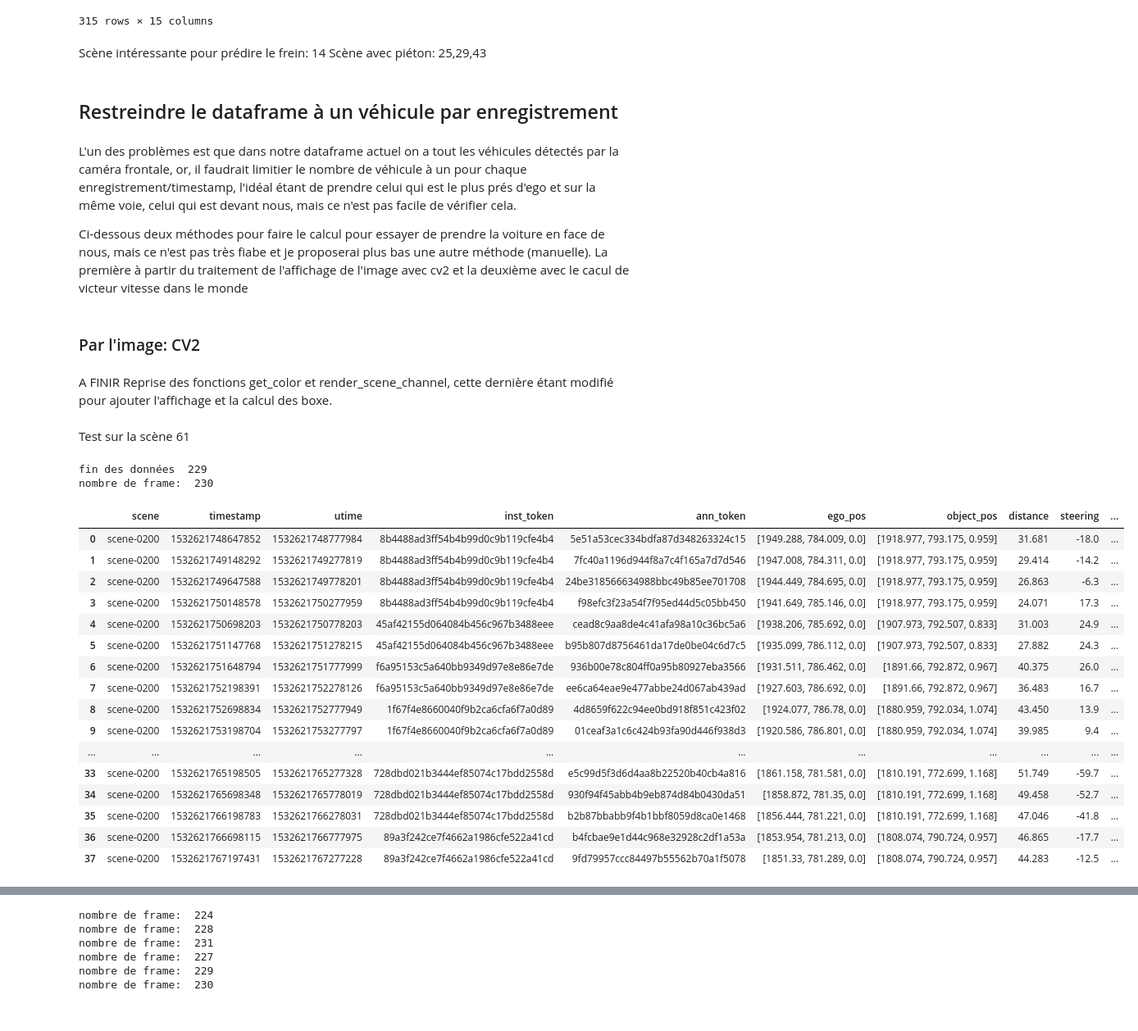
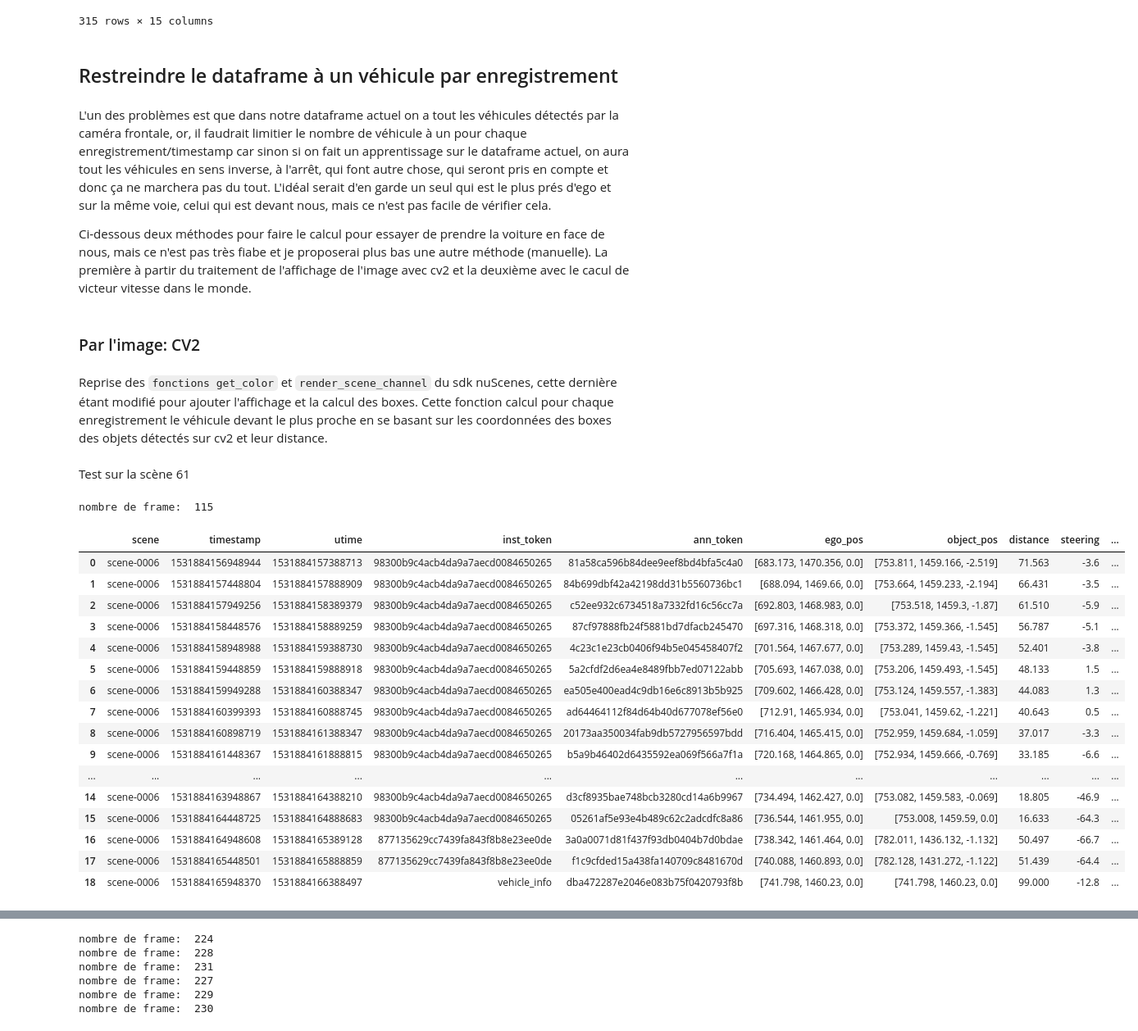
Before and after one commit to AlexandreFiche/machine_learning_for_autonomous_driving, a Jupyter notebook: nuscenes_prediction_acceleration_freinage.ipynb, the cells around one changed output, grey strips where cells are left out. Shown: that part at 82% size. Cells and saved outputs as stored; diff of their text form; code cells hidden in the pictures.

```diff
--- a/nuscenes_prediction_acceleration_freinage.ipynb
+++ b/nuscenes_prediction_acceleration_freinage.ipynb
@@ -71,5 +77,5 @@ On regarde ce qu'il y a dans le dernier token de la scène. On peut voir les dif
 # %%
-sample = nusc.get('sample',scene_test['last_sample_token'])
+sample = nusc.get('sample',scene_test['first_sample_token'])
 ann = sample['anns'][1]
 ann_meta = nusc.get('sample_annotation', ann)
 #nusc.list_sample(sample['token'])
@@ -98,7 +104,7 @@ On liste les diffétentes annotations qui sont des véhicules, et on fait un ren
 liste_vehicle = []
 for at in sample['anns']:
     meta_data = nusc.get('sample_annotation',at)
-    if meta_data['category_name'] == 'vehicle.car':
+    if  'vehicle' in meta_data['category_name']:
         liste_vehicle += [meta_data]
         print(meta_data,'\n')
 nusc.render_annotation("bc3180b07f8e4a728f504ded654df56f")
@@ -409,20 +420,17 @@ display(df)
 | 313 | scene-0061 | 1532402946297085 | 1532402946627093 | c1958768d48640948f6053d04cffd35b | d02856dbe859476f9635f449d23aa211 | [419.527, 1104.831, 0.0] | [428.504, 1106.56, 1.188] | 9.219 | 155.8 | ... |
 | 314 | scene-0061 | 1532402946297085 | 1532402946627093 | 12c1f51f9c284f3ea74dbdef151cf24b | 8609ae4bb6154cdb9e701903e9942952 | [419.527, 1104.831, 0.0] | [435.874, 1102.541, 0.813] | 16.527 | 155.8 | ... |
 315 rows × 15 columns
-# %% [markdown]
-Scène intéressante pour prédire le frein: 14
-Scène avec piéton: 25,29,43
 # %% [markdown]
 ## Restreindre le dataframe à un véhicule par enregistrement
 # %% [markdown]
-L'un des problèmes est que dans notre dataframe actuel on a tout les véhicules détectés par la caméra frontale, or, il faudrait limitier le nombre de véhicule à un pour chaque enregistrement/timestamp, l'idéal étant de prendre celui qui est le plus prés d'ego et sur la même voie, celui qui est devant nous, mais ce n'est pas facile de vérifier cela.
+L'un des problèmes est que dans notre dataframe actuel on a tout les véhicules détectés par la caméra frontale, or, il faudrait limitier le nombre de véhicule à un pour chaque enregistrement/timestamp car sinon si on fait un apprentissage sur le dataframe actuel, on aura tout les véhicules en sens inverse, à l'arrêt, qui font autre chose, qui seront pris en compte et donc ça ne marchera pas du tout. L'idéal serait d'en garde un seul qui est le plus prés d'ego et sur la même voie, celui qui est devant nous, mais ce n'est pas facile de vérifier cela.
 
 Ci-dessous deux méthodes pour faire le calcul pour essayer de prendre la voiture en face de nous, mais ce n'est pas très fiabe et je proposerai plus bas une autre méthode (manuelle).
-La première à partir du traitement de l'affichage de l'image avec cv2 et la deuxième avec le cacul de victeur vitesse dans le monde
+La première à partir du traitement de l'affichage de l'image avec cv2 et la deuxième avec le cacul de victeur vitesse dans le monde.
 # %% [markdown]
 ### Par l'image: CV2
 # %% [markdown]
-A FINIR Reprise des fonctions get_color et render_scene_channel, cette dernière étant modifié pour ajouter l'affichage  et la calcul des boxe.
+Reprise des ``fonctions get_color`` et ``render_scene_channel`` du sdk nuScenes, cette dernière étant modifié pour ajouter l'affichage  et la calcul des boxes. Cette fonction calcul pour chaque enregistrement le véhicule devant le plus proche en se basant sur  les coordonnées des boxes des objets détectés sur cv2 et leur distance.
 # %%
 import cv2
 from typing import Tuple, List
@@ -496,14 +504,6 @@ def affichage(im,df_curr):
         fontColor,
         lineType)
 
-    if df_curr.shape[0] > 1:
-        cv2.putText(im, 'Distance:'+ str(df_curr.iloc[1]['distance']),
-            tuple(map(operator.add, bottomLeftCornerOfText,(0,300))),
-            font,
-            fontScale,
-            color,
-            lineType)
-
 def draw_rect(im,selected_corners, color):
     prev = selected_corners[-1]
     for corner in selected_corners:
@@ -512,7 +512,7 @@ def draw_rect(im,selected_corners, color):
                  (int(corner[0]), int(corner[1])),
                  color, 2)
         prev = corner
-
+# Reprise de la fonction du code source est modifié (structure identique)
 def render_scene_channel_with_predict(nusc,
                         scene_token: str, dataframe,
                         channel: str = 'CAM_FRONT',
@@ -576,14 +576,15 @@ def render_scene_channel_with_predict(nusc,
     xmin = 10
     xmax = - 10
     colors: Tuple = ((0, 0, 255), (255, 0, 0), (155, 155, 155))
+
+    # Borne pour dire si une voiture est en face ou non (valeur par rapport à la résolution de la vidéo)
     borne_a = 600
     borne_b = 1000
     new_df = pd.DataFrame(columns=df_curr.columns)
     while has_more_frames:
         ann = df_curr[df_curr["inst_token"]=="98300b9c4acb4da9a7aecd0084650265"]
         ann_tok = ann['ann_token']
-        #print(df_curr['inst_token'])
-        # selected_anntokens=[ann_tok.iat[0]]
+
         # Get data from DB
         impath, boxes, camera_intrinsic = nusc.get_sample_data(sd_rec['token'],
                                                                     box_vis_level=BoxVisibility.ANY)
@@ -604,7 +605,7 @@ def render_scene_channel_with_predict(nusc,
             if len(boxes) != 0:
                 liste += [(ann,boxes[0])]
 
-        # Pour chaque couple annotation/box on cherche le plus prés d'ego en face
+        # Pour chaque couple annotation/box on cherche le plus prés d'ego et qui est en face
         for (a,box) in liste:
             corners = view_points(box.corners(), camera_intrinsic, normalize=True)[:2, :]
             if (box.center[2] < dmin and corners.T[4][0] < borne_b-angle and corners.T[6][0] > borne_a-angle
@@ -612,12 +613,12 @@ def render_scene_channel_with_predict(nusc,
                 dmin = box.center[2]
                 annmin = a
                 minbox = box
-
+        # Si un vehicule respecte les conditions, on dessine sa box
         if dmin != 999:
             c = get_color(minbox.name)
             corners = view_points(minbox.corners(), camera_intrinsic, normalize=True)[:2, :]
             draw_rect(im,corners.T[4:], colors[1][::-1])
-
+        # Entre chaque enregistrement il y a  6 images, on change donc de dataframe toutes les 6 images
         if i%6 == 0 and i != 0:
             if dmin != 999:
                 new_df = new_df.append(df_curr[df_curr['ann_token']==annmin])
@@ -630,7 +631,7 @@ def render_scene_channel_with_predict(nusc,
             if not df_curr.empty:
                 if dmin != 999:
                     cv2.line(im, (int((corners.T[4][0]+corners.T[6][0])/2), 400), (int((corners.T[4][0]+corners.T[6][0])/2), 600), (255, 255, 0), thickness=2)
-                    cv2.putText(im, 'Center:'+ str(round(minbox.center[0],3))+"\n      "+str(round(minbox.center[2],2)),
+                    cv2.putText(im, 'Centre:'+ str(round(minbox.center[0],3))+"   distance:"+str(round(minbox.center[2],2)),
                                 (int(800+minbox.center[0]*10),250),
                                 font,
                                 fontScale,
@@ -682,31 +683,30 @@ def render_scene_channel_with_predict(nusc,
 # %% [markdown]
 Test sur la scène 61
 # %%
-scene_name = 'scene-0200'
+scene_name = 'scene-0006'
 my_scene_token = nusc.field2token('scene', 'name', scene_name)[0]
 scene = nusc.get('scene',my_scene_token)
 df = build_dataframe_for_one_scene(scene,False)
 render_scene_channel_with_predict(nusc,my_scene_token,df, 'CAM_FRONT')
 
 #print(df)
 # %% [output]
-fin des données  229
-nombre de frame:  230
+nombre de frame:  115
 |  | scene | timestamp | utime | inst_token | ann_token | ego_pos | object_pos | distance | steering | ... |
-| 0 | scene-0200 | 1532621748647852 | 1532621748777984 | 8b4488ad3ff54b4b99d0c9b119cfe4b4 | 5e51a53cec334bdfa87d348263324c15 | [1949.288, 784.009, 0.0] | [1918.977, 793.175, 0.959] | 31.681 | -18.0 | ... |
-| 1 | scene-0200 | 1532621749148292 | 1532621749277819 | 8b4488ad3ff54b4b99d0c9b119cfe4b4 | 7fc40a1196d944f8a7c4f165a7d7d546 | [1947.008, 784.311, 0.0] | [1918.977, 793.175, 0.959] | 29.414 | -14.2 | ... |
-| 2 | scene-0200 | 1532621749647588 | 1532621749778201 | 8b4488ad3ff54b4b99d0c9b119cfe4b4 | 24be318566634988bbc49b85ee701708 | [1944.449, 784.695, 0.0] | [1918.977, 793.175, 0.959] | 26.863 | -6.3 | ... |
-| 3 | scene-0200 | 1532621750148578 | 1532621750277959 | 8b4488ad3ff54b4b99d0c9b119cfe4b4 | f98efc3f23a54f7f95ed44d5c05bb450 | [1941.649, 785.146, 0.0] | [1918.977, 793.175, 0.959] | 24.071 | 17.3 | ... |
-| 4 | scene-0200 | 1532621750698203 | 1532621750778203 | 45af42155d064084b456c967b3488eee | cead8c9aa8de4c41afa98a10c36bc5a6 | [1938.206, 785.692, 0.0] | [1907.973, 792.507, 0.833] | 31.003 | 24.9 | ... |
-| 5 | scene-0200 | 1532621751147768 | 1532621751278215 | 45af42155d064084b456c967b3488eee | b95b807d8756461da17de0be04c6d7c5 | [1935.099, 786.112, 0.0] | [1907.973, 792.507, 0.833] | 27.882 | 24.3 | ... |
-| 6 | scene-0200 | 1532621751648794 | 1532621751777999 | f6a95153c5a640bb9349d97e8e86e7de | 936b00e78c804ff0a95b80927eba3566 | [1931.511, 786.462, 0.0] | [1891.66, 792.872, 0.967] | 40.375 | 26.0 | ... |
-| 7 | scene-0200 | 1532621752198391 | 1532621752278126 | f6a95153c5a640bb9349d97e8e86e7de | ee6ca64eae9e477abbe24d067ab439ad | [1927.603, 786.692, 0.0] | [1891.66, 792.872, 0.967] | 36.483 | 16.7 | ... |
-| 8 | scene-0200 | 1532621752698834 | 1532621752777949 | 1f67f4e8660040f9b2ca6cfa6f7a0d89 | 4d8659f622c94ee0bd918f851c423f02 | [1924.077, 786.78, 0.0] | [1880.959, 792.034, 1.074] | 43.450 | 13.9 | ... |
-| 9 | scene-0200 | 1532621753198704 | 1532621753277797 | 1f67f4e8660040f9b2ca6cfa6f7a0d89 | 01ceaf3a1c6c424b93fa90d446f938d3 | [1920.586, 786.801, 0.0] | [1880.959, 792.034, 1.074] | 39.985 | 9.4 | ... |
+| 0 | scene-0006 | 1531884156948944 | 1531884157388713 | 98300b9c4acb4da9a7aecd0084650265 | 81a58ca596b84dee9eef8bd4bfa5c4a0 | [683.173, 1470.356, 0.0] | [753.811, 1459.166, -2.519] | 71.563 | -3.6 | ... |
+| 1 | scene-0006 | 1531884157448804 | 1531884157888909 | 98300b9c4acb4da9a7aecd0084650265 | 84b699dbf42a42198dd31b5560736bc1 | [688.094, 1469.66, 0.0] | [753.664, 1459.233, -2.194] | 66.431 | -3.5 | ... |
+| 2 | scene-0006 | 1531884157949256 | 1531884158389379 | 98300b9c4acb4da9a7aecd0084650265 | c52ee932c6734518a7332fd16c56cc7a | [692.803, 1468.983, 0.0] | [753.518, 1459.3, -1.87] | 61.510 | -5.9 | ... |
+| 3 | scene-0006 | 1531884158448576 | 1531884158889259 | 98300b9c4acb4da9a7aecd0084650265 | 87cf97888fb24f5881bd7dfacb245470 | [697.316, 1468.318, 0.0] | [753.372, 1459.366, -1.545] | 56.787 | -5.1 | ... |
+| 4 | scene-0006 | 1531884158948988 | 1531884159388730 | 98300b9c4acb4da9a7aecd0084650265 | 4c23c1e23cb0406f94b5e045458407f2 | [701.564, 1467.677, 0.0] | [753.289, 1459.43, -1.545] | 52.401 | -3.8 | ... |
+| 5 | scene-0006 | 1531884159448859 | 1531884159888918 | 98300b9c4acb4da9a7aecd0084650265 | 5a2cfdf2d6ea4e8489fbb7ed07122abb | [705.693, 1467.038, 0.0] | [753.206, 1459.493, -1.545] | 48.133 | 1.5 | ... |
+| 6 | scene-0006 | 1531884159949288 | 1531884160388347 | 98300b9c4acb4da9a7aecd0084650265 | ea505e400ead4c9db16e6c8913b5b925 | [709.602, 1466.428, 0.0] | [753.124, 1459.557, -1.383] | 44.083 | 1.3 | ... |
+| 7 | scene-0006 | 1531884160399393 | 1531884160888745 | 98300b9c4acb4da9a7aecd0084650265 | ad64464112f84d64b40d677078ef56e0 | [712.91, 1465.934, 0.0] | [753.041, 1459.62, -1.221] | 40.643 | 0.5 | ... |
+| 8 | scene-0006 | 1531884160898719 | 1531884161388347 | 98300b9c4acb4da9a7aecd0084650265 | 20173aa350034fab9db5727956597bdd | [716.404, 1465.415, 0.0] | [752.959, 1459.684, -1.059] | 37.017 | -3.3 | ... |
+| 9 | scene-0006 | 1531884161448367 | 1531884161888815 | 98300b9c4acb4da9a7aecd0084650265 | b5a9b46402d6435592ea069f566a7f1a | [720.168, 1464.865, 0.0] | [752.934, 1459.666, -0.769] | 33.185 | -6.6 | ... |
 | ... | ... | ... | ... | ... | ... | ... | ... | ... | ... | ... |
-| 33 | scene-0200 | 1532621765198505 | 1532621765277328 | 728dbd021b3444ef85074c17bdd2558d | e5c99d5f3d6d4aa8b22520b40cb4a816 | [1861.158, 781.581, 0.0] | [1810.191, 772.699, 1.168] | 51.749 | -59.7 | ... |
-| 34 | scene-0200 | 1532621765698348 | 1532621765778019 | 728dbd021b3444ef85074c17bdd2558d | 930f94f45abb4b9eb874d84b0430da51 | [1858.872, 781.35, 0.0] | [1810.191, 772.699, 1.168] | 49.458 | -52.7 | ... |
-| 35 | scene-0200 | 1532621766198783 | 1532621766278031 | 728dbd021b3444ef85074c17bdd2558d | b2b87bbabb9f4b1bbf8059d8ca0e1468 | [1856.444, 781.221, 0.0] | [1810.191, 772.699, 1.168] | 47.046 | -41.8 | ... |
-| 36 | scene-0200 | 1532621766698115 | 1532621766777975 | 89a3f242ce7f4662a1986cfe522a41cd | b4fcbae9e1d44c968e32928c2df1a53a | [1853.954, 781.213, 0.0] | [1808.074, 790.724, 0.957] | 46.865 | -17.7 | ... |
-| 37 | scene-0200 | 1532621767197431 | 1532621767277228 | 89a3f242ce7f4662a1986cfe522a41cd | 9fd79957ccc84497b55562b70a1f5078 | [1851.33, 781.289, 0.0] | [1808.074, 790.724, 0.957] | 44.283 | -12.5 | ... |
+| 14 | scene-0006 | 1531884163948867 | 1531884164388210 | 98300b9c4acb4da9a7aecd0084650265 | d3cf8935bae748bcb3280cd14a6b9967 | [734.494, 1462.427, 0.0] | [753.082, 1459.583, -0.069] | 18.805 | -46.9 | ... |
+| 15 | scene-0006 | 1531884164448725 | 1531884164888683 | 98300b9c4acb4da9a7aecd0084650265 | 05261af5e93e4b489c62c2adcdfc8a86 | [736.544, 1461.955, 0.0] | [753.008, 1459.59, 0.0] | 16.633 | -64.3 | ... |
+| 16 | scene-0006 | 1531884164948608 | 1531884165389128 | 877135629cc7439fa843f8b8e23ee0de | 3a0a0071d81f437f93db0404b7d0bdae | [738.342, 1461.464, 0.0] | [782.011, 1436.132, -1.132] | 50.497 | -66.7 | ... |
+| 17 | scene-0006 | 1531884165448501 | 1531884165888859 | 877135629cc7439fa843f8b8e23ee0de | f1c9cfded15a438fa140709c8481670d | [740.088, 1460.893, 0.0] | [782.128, 1431.272, -1.122] | 51.439 | -64.4 | ... |
+| 18 | scene-0006 | 1531884165948370 | 1531884166388497 | vehicle_info | dba472287e2046e083b75f0420793f8b | [741.798, 1460.23, 0.0] | [741.798, 1460.23, 0.0] | 99.000 | -12.8 | ... |
 # %% [markdown]
```
Also changed, not shown: parts of 57 cells of this notebook, 9 other files.
